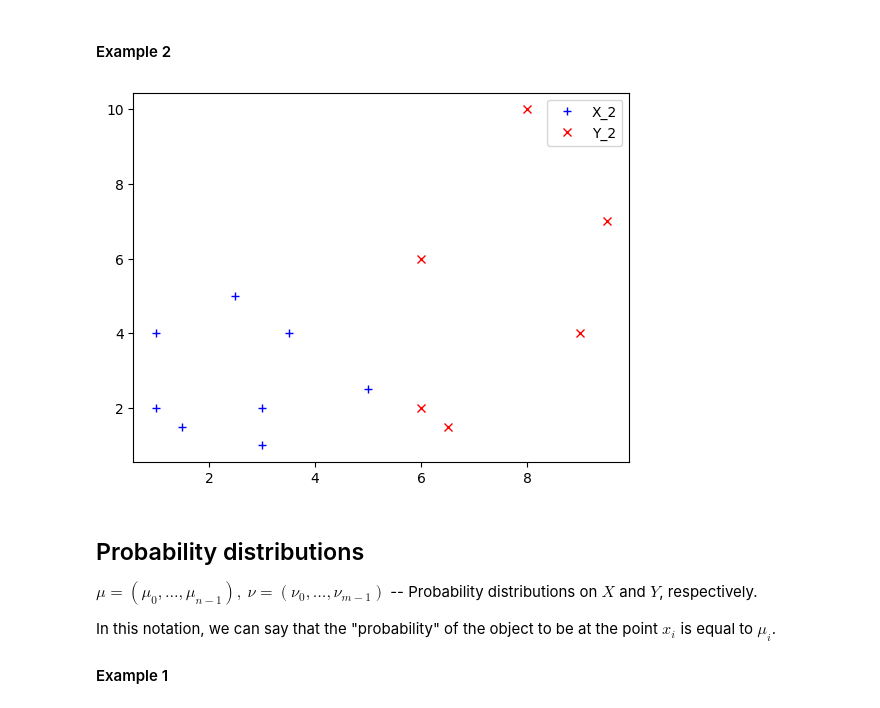
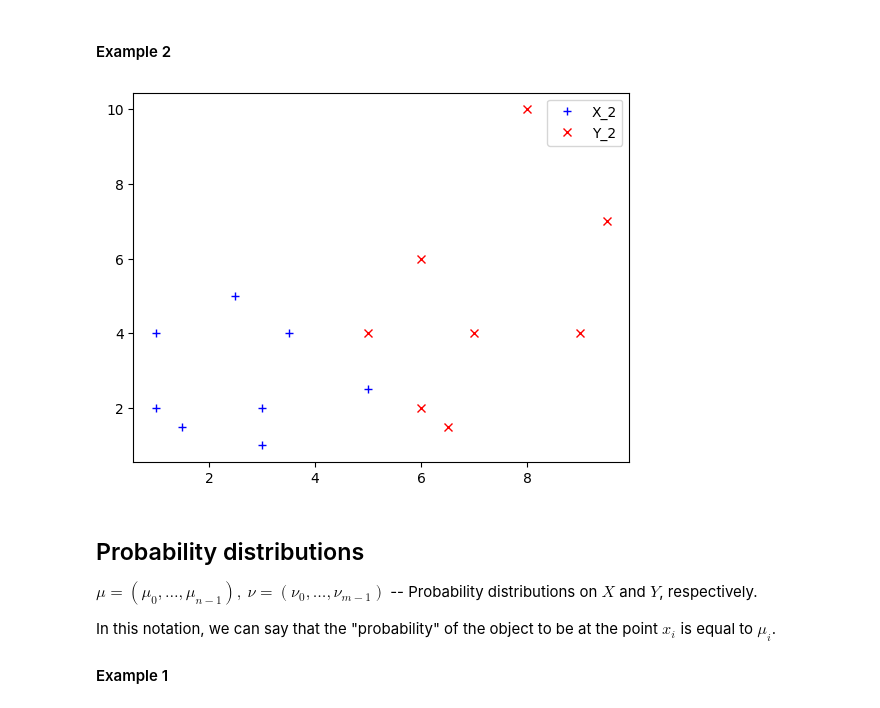
Before and after one commit to manyasha-n-m/Computational-OT, a Jupyter notebook: OT-NN-Sinkhorn.ipynb, the cells around one changed output. Drawn from its saved outputs; the diff is of its cells as text; code cells hidden in the pictures.

```diff
--- a/OT-NN-Sinkhorn.ipynb
+++ b/OT-NN-Sinkhorn.ipynb
@@ -51,27 +46,29 @@ print(X_1)
 # %%
 X_2 = np.array([[1, 2],
                 [3, 1],
                 [1.5, 1.5],
                 [3, 2],
                 [2.5, 5],
                 [3.5, 4],
                 [1, 4],
                 [5, 2.5]])
 
 Y_2 = np.array([[8, 10],
                 [6.5, 1.5],
                 [6, 2],
+                [7, 4],
+                [5, 4],
                 [9.5, 7],
                 [9, 4],
                 [6, 6],])
 
 plt.figure(1)
 plt.plot(X_2[:, 0], X_2[:, 1], '+b', label='X_2')
 plt.plot(Y_2[:, 0], Y_2[:, 1], 'xr', label='Y_2')
 plt.legend(loc=0)
 plt.show()
 # %% [output]
-[figure, old version]
+[figure, new version]
 # %% [markdown]
 ## Probability distributions
 $\mu = (\mu_0, \dots, \mu_{n-1}), ~\nu =  (\nu_0, \dots, \nu_{m-1})$ -- Probability distributions on $X$ and $Y$, respectively.
```
Also changed, not shown: parts of 18 cells of this notebook.
